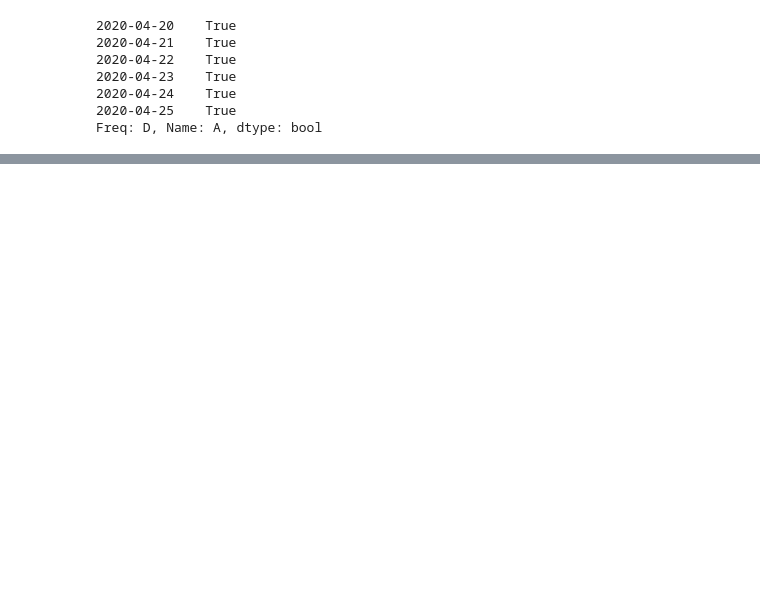
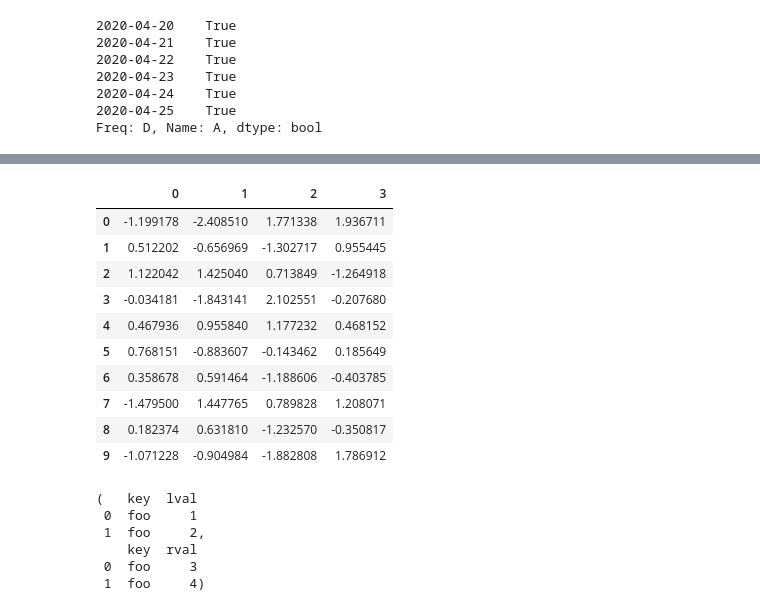
Before and after one commit to heyhpython/PythonPrivatePlot, a Jupyter notebook: package_everyweek/package_pandas/readme.ipynb, the cells around one changed output, grey strips where cells are left out. Cells and saved outputs as stored; diff of their text form; code cells hidden in the pictures; blank space fills up the shorter version.

```diff
--- a/package_everyweek/package_pandas/readme.ipynb
+++ b/package_everyweek/package_pandas/readme.ipynb
@@ -104,0 +378,27 @@ df[0:3]
+# %%
+pieces = [df[:3], df[3:7], df[7:]]
+pd.concat(pieces)
+# %% [output]
+|  | 0 | 1 | 2 | 3 |
+| 0 | -1.199178 | -2.408510 | 1.771338 | 1.936711 |
+| 1 | 0.512202 | -0.656969 | -1.302717 | 0.955445 |
+| 2 | 1.122042 | 1.425040 | 0.713849 | -1.264918 |
+| 3 | -0.034181 | -1.843141 | 2.102551 | -0.207680 |
+| 4 | 0.467936 | 0.955840 | 1.177232 | 0.468152 |
+| 5 | 0.768151 | -0.883607 | -0.143462 | 0.185649 |
+| 6 | 0.358678 | 0.591464 | -1.188606 | -0.403785 |
+| 7 | -1.479500 | 1.447765 | 0.789828 | 1.208071 |
+| 8 | 0.182374 | 0.631810 | -1.232570 | -0.350817 |
+| 9 | -1.071228 | -0.904984 | -1.882808 | 1.786912 |
+# %%
+# 连接(join) sql风格的合并
+left = pd.DataFrame({"key":['foo','foo'], 'lval':[1,2]})
+right = pd.DataFrame({"key":['foo','foo'], 'rval':[3,4]})
+left,right
+# %% [output]
+(   key  lval
+ 0  foo     1
+ 1  foo     2,
+    key  rval
+ 0  foo     3
+ 1  foo     4)
```
Also changed, not shown: parts of 40 cells of this notebook, 5 other files.
